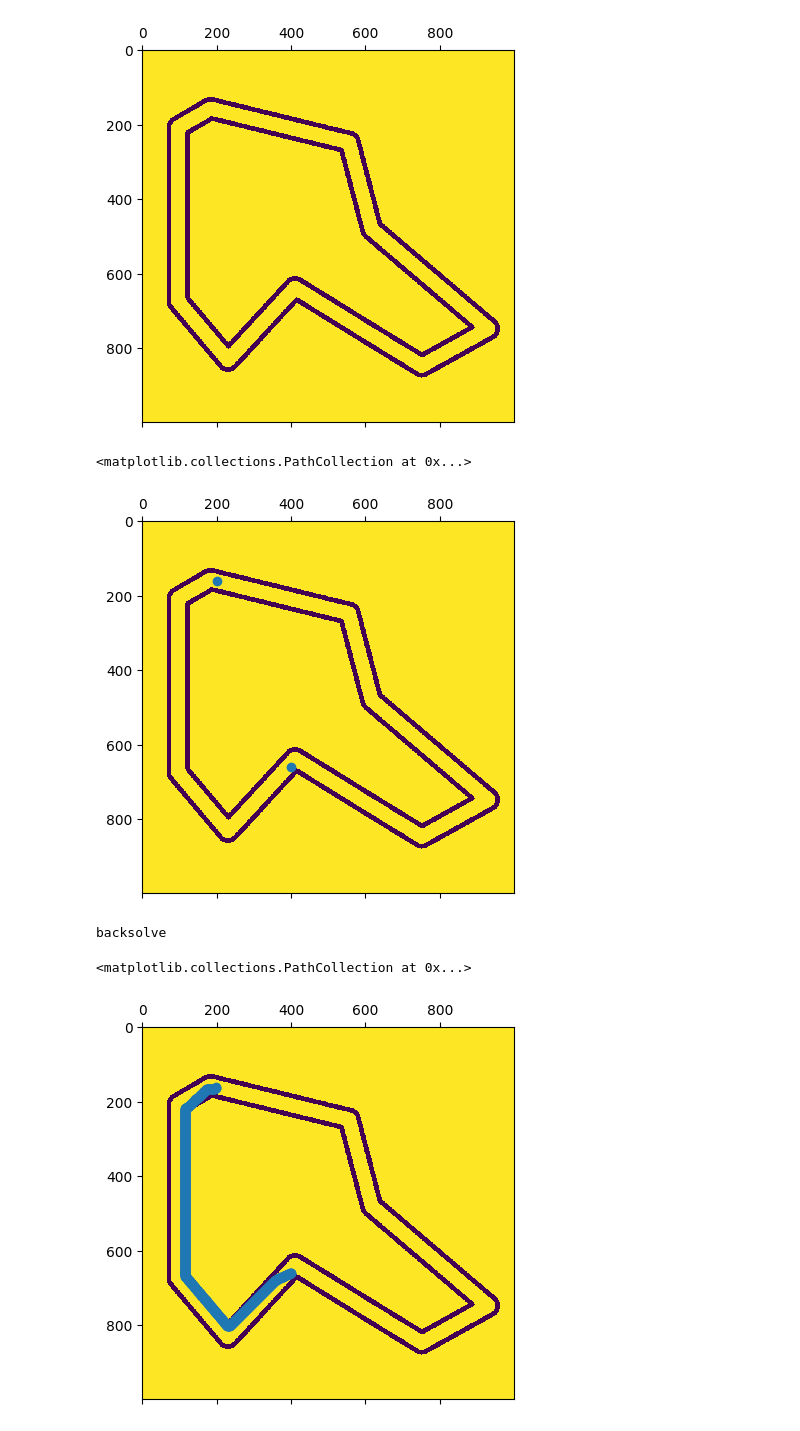
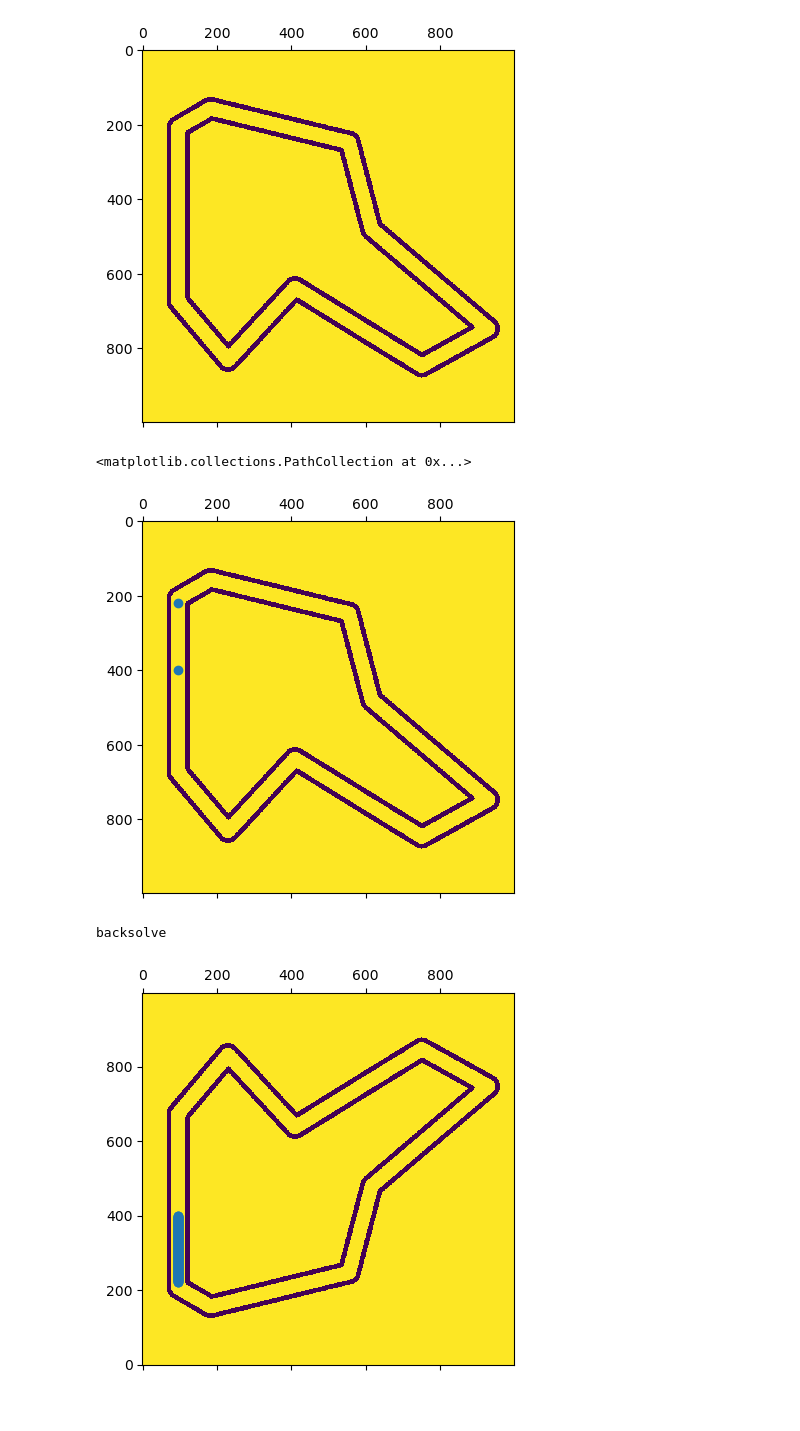
Before and after one commit to tim200002/TAS-Racer, a Jupyter notebook: src/offline_path_finder/src/notebook.ipynb, the cells around one changed output. Drawn from its saved outputs; the diff is of its cells as text; code cells hidden in the pictures.

```diff
--- a/src/offline_path_finder/src/notebook.ipynb
+++ b/src/offline_path_finder/src/notebook.ipynb
@@ -16,7 +20,7 @@ with open('../../../to_be_saved/occupancy_grid.npy', 'rb') as f:
 with (open('../../../to_be_saved/occupancy_grid_info.yaml', 'rb')) as f:
     occupancy_grid_config = yaml.safe_load(f)
 
-occupancy_grid_filtered = (occupancy_grid <30)*1
+occupancy_grid_filtered = (occupancy_grid <2)*1
 plt.matshow(occupancy_grid_filtered)
 
 # For some reason the maps come with an resolution offset
@@ -25,23 +29,23 @@ occupancy_map = Map(occupancy_grid_filtered, resolution, Point(occupancy_grid_co
 # %% [output]
 [figure]
 # %%
-start = Point(200, 160)
-goal = Point(400, 660)
+start = Point(94, 250)
+goal = Point(94, 400)
 plt.matshow(occupancy_grid_filtered)
 plt.scatter([start.x, goal.x ], [start.y, goal.y])
 # %% [output]
 <matplotlib.collections.PathCollection at 0x...>
-[figure, old version]
+[figure, new version]
 # %%
 
 path = AStar.find_path(start, goal, occupancy_map.grid)
 
 plt.matshow(occupancy_grid_filtered)
 plt.scatter([point.x for point in path], [point.y for point in path])
+plt.gca().invert_yaxis()
 # %% [output]
 backsolve
-<matplotlib.collections.PathCollection at 0x...>
-[figure, old version]
+[figure, new version]
 # %%
 # Create Trajectory from Path
 path_world_coordinates = list(map(lambda point: occupancy_map.grid_point_to_world_point(
```
Also changed, not shown: parts of 6 cells of this notebook, 27 other files.
